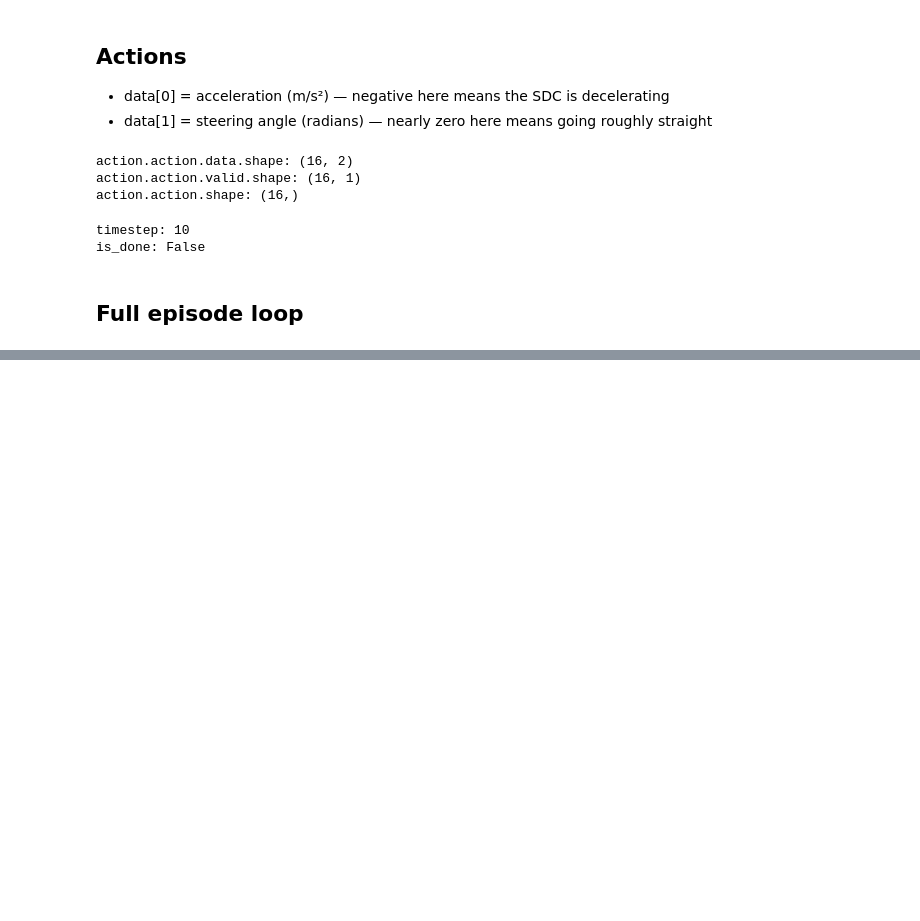
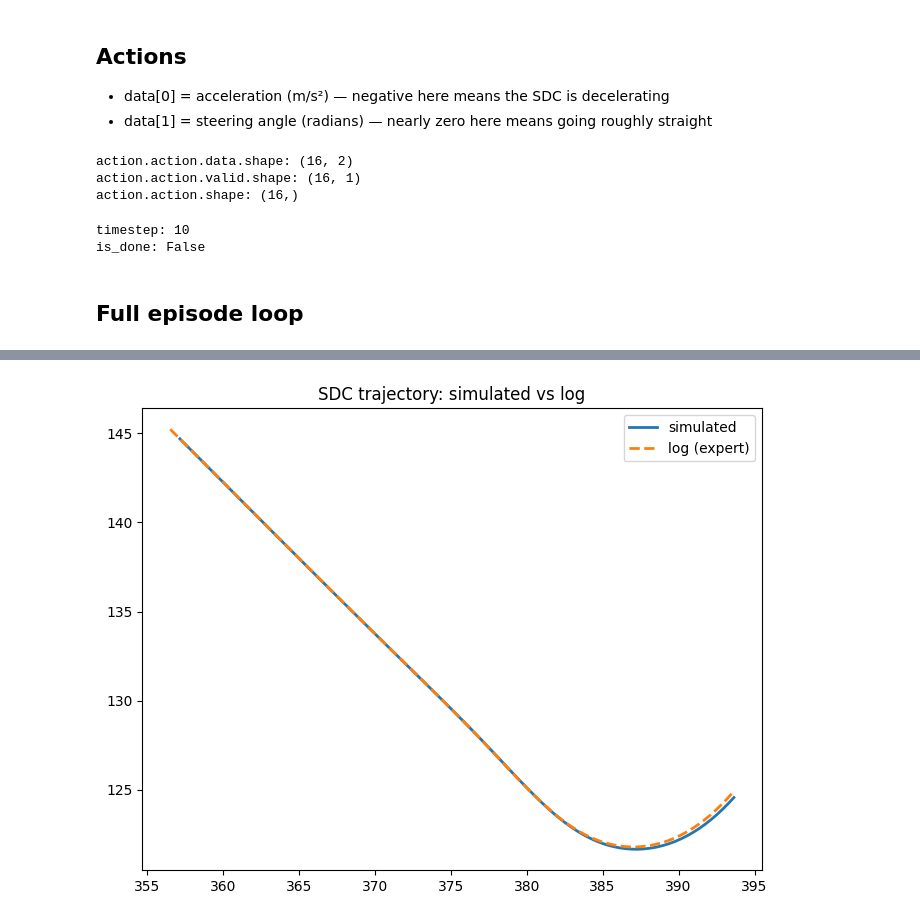
Before and after one commit to ducmngx/waymax-projects, a Jupyter notebook: notebooks/explore_sim.ipynb, the cells around one changed output, grey strips where cells are left out. Saved outputs shown, nothing was run; the diff lists cells and outputs as text; code cells hidden in the pictures; blank space fills up the shorter version.

```diff
--- a/notebooks/explore_sim.ipynb
+++ b/notebooks/explore_sim.ipynb
@@ -190,0 +198,12 @@ IndexError: Too many indices: array is 0-dimensional, but 1 were indexed
+# %%
+log_x = scenario.log_trajectory.x[1, 10:]  # skip warmup
+log_y = scenario.log_trajectory.y[1, 10:]
+
+plt.figure(figsize=(8, 6))
+plt.plot(sdc_x, sdc_y, label='simulated', linewidth=2)
+plt.plot(log_x, log_y, label='log (expert)', linewidth=2, linestyle='--')
+plt.legend()
+plt.title('SDC trajectory: simulated vs log')
+plt.show()
+# %% [output]
+[figure, added]
```
Also changed, not shown: parts of 2 cells of this notebook.
